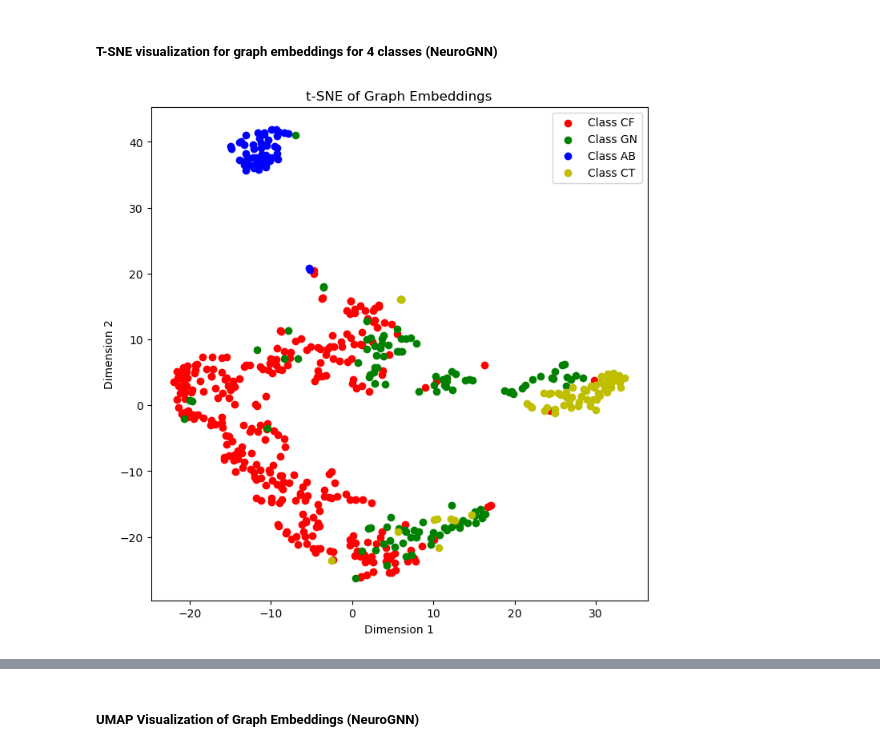
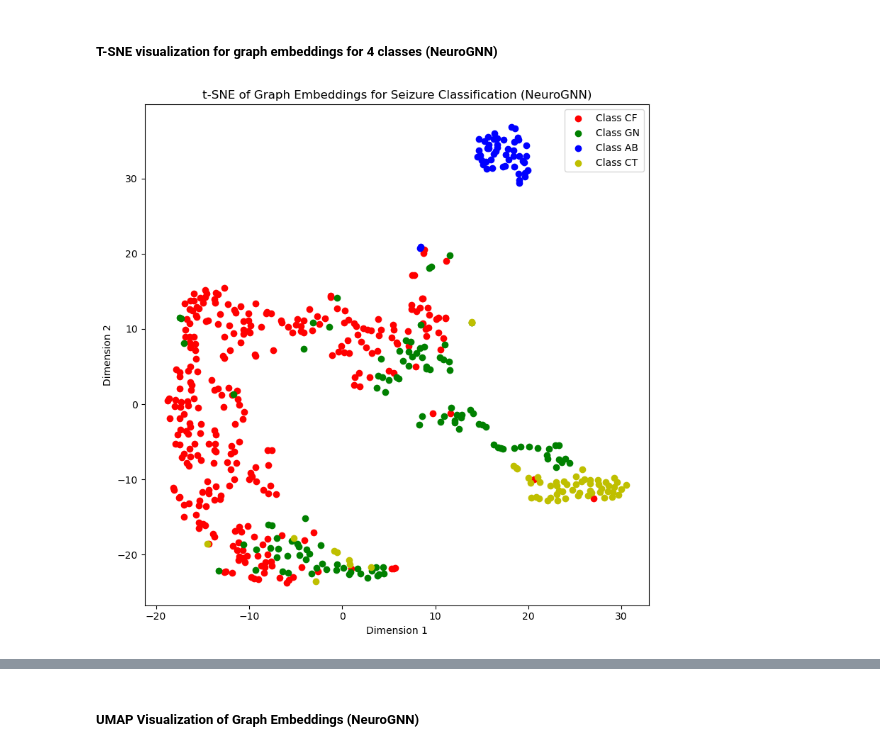
Before and after one commit to USC-InfoLab/NeuroGNN, a Jupyter notebook: analysis/performance_analysis.ipynb, the cells around one changed output, grey strips where cells are left out. Saved outputs shown, nothing was run; the diff lists cells and outputs as text; code cells hidden in the pictures.

Commit message:
added updated results visualization

```diff
--- a/analysis/performance_analysis.ipynb
+++ b/analysis/performance_analysis.ipynb
@@ -513,15 +513,18 @@ def get_graph_embedding(model, clips, model_name='neurognn', batch_size=10, supp
             # Run through model
             if model_name == 'neurognn':
                 node_embeds, _, _ = model.encoder(batch_clips)
-                graph_embedding = model.relu(model.hierarchical_pooling(node_embeds, meta_node_indices=model.meta_node_indices))
+                graph_embedding = model.hierarchical_pooling(node_embeds, meta_node_indices=model.meta_node_indices)
             elif model_name == 'dcrnn':
-                logits, node_embeddings = model(batch_clips, seq_lengths[i:i+batch_size], supports[i:i+batch_size])
-                graph_embedding = np.max(node_embeddings.detach().clone().cpu(), axis=1)
+                logits, node_embeddings = model(batch_clips, seq_lengths[i:i+batch_size], [supports[i:i+batch_size]])
+                graph_embedding = np.max(node_embeddings, axis=1)
 
             all_embeddings.append(graph_embedding)
 
     # Concatenate all embeddings
-    all_embeddings = torch.cat(all_embeddings, dim=0)
+    if model_name == 'neurognn':
+        all_embeddings = torch.cat(all_embeddings, dim=0)
+    elif model_name == 'dcrnn':
+        all_embeddings = np.concatenate(all_embeddings, axis=0)
 
     return all_embeddings
 # %%
@@ -548,31 +551,32 @@ for i in range(num_seizure_classes):
 # %%
 # Step 1: Combine all the embeddings and create a label vector
 all_embeddings = np.concatenate(graph_embeddings_all_classes, axis=0)
 
 class_labels = ['CF', 'GN', 'AB', 'CT']
 labels = np.concatenate([
     np.full(len(graph_embeddings_all_classes[i]), class_labels[i])
     for i in range(len(graph_embeddings_all_classes))
 ])
 
 # Step 2: Perform t-SNE
 tsne = TSNE(n_components=2, random_state=0)
 reduced_embeddings = tsne.fit_transform(all_embeddings)
 
 # Step 3: Scatter plot
 plt.figure(figsize=(8, 8))
 
 # Define colors (if you have more classes, add more colors)
 colors = ['r', 'g', 'b', 'y']
 
 for i, color in enumerate(colors):
     idx = labels == class_labels[i]
     plt.scatter(reduced_embeddings[idx, 0], reduced_embeddings[idx, 1], c=color, label=f'Class {class_labels[i]}')
 
 plt.legend()
-plt.title('t-SNE of Graph Embeddings')
+plt.title('t-SNE of Graph Embeddings for Seizure Classification (NeuroGNN)')
 plt.xlabel('Dimension 1')
 plt.ylabel('Dimension 2')
-plt.show()
+plt.tight_layout()
+plt.savefig('./analysis/figures/interpretability/neurognn_tsne_graph_embeddings.png', dpi=300, bbox_inches='tight', transparent=True)
 # %% [output]
-[figure, old version]
+[figure, new version]
```
Also changed, not shown: parts of 5 cells of this notebook, 4 other files.
